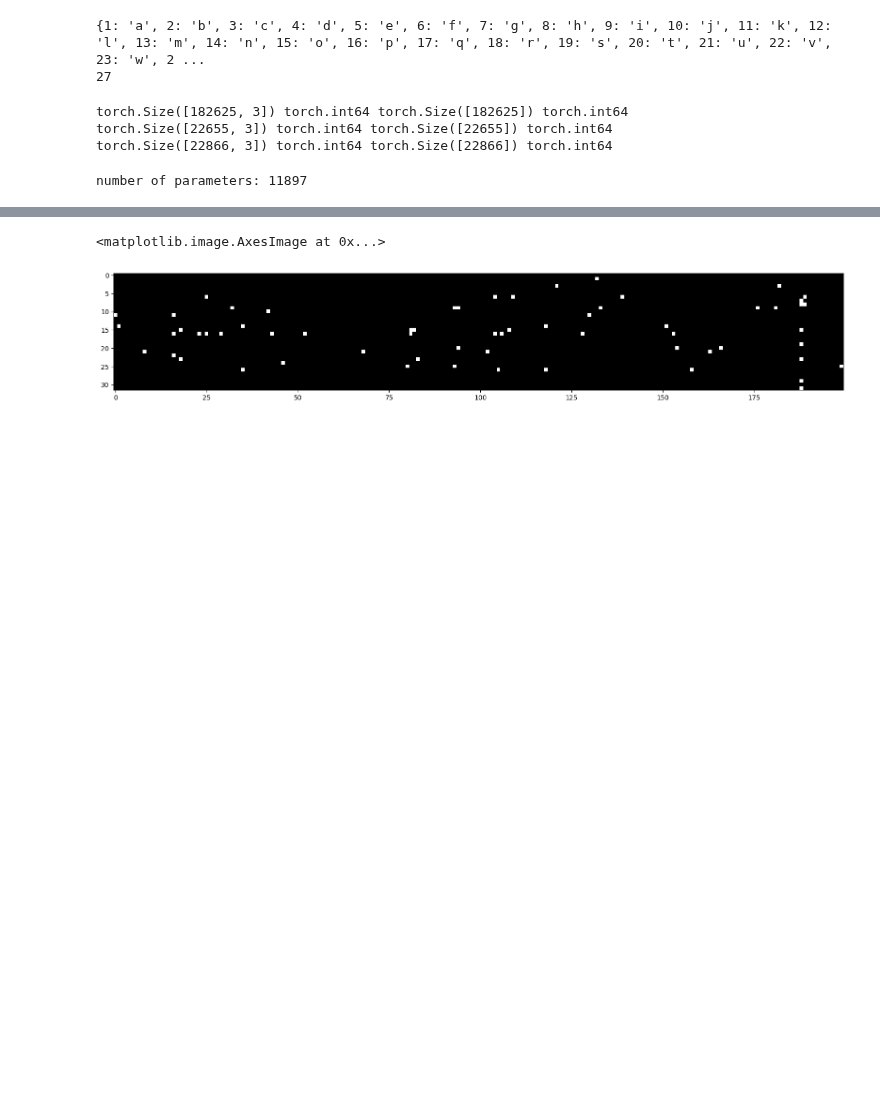
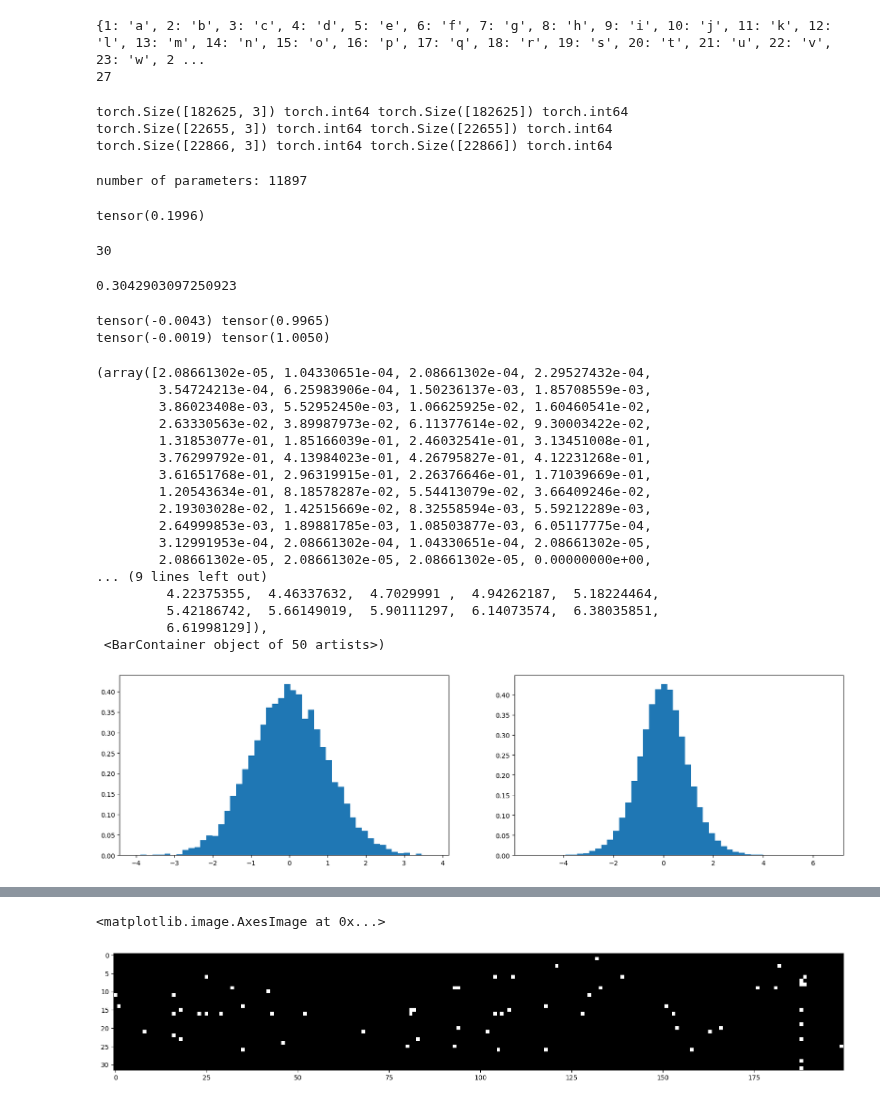
Before and after one commit to Dhruvrana8/Deeplearning-Project, a Jupyter notebook: notebook/build_makemore_mlp2.ipynb, the cells around one changed output, grey strips where cells are left out. Saved outputs shown, nothing was run; the diff lists cells and outputs as text; code cells hidden in the pictures; blank space fills up the shorter version.

```diff
--- a/notebook/build_makemore_mlp2.ipynb
+++ b/notebook/build_makemore_mlp2.ipynb
@@ -93,6 +93,50 @@ for p in parameters:
   p.requires_grad = True
 # %% [output]
 number of parameters: 11897
+# %%
+(torch.randn(100000)*0.2).std()
+# %% [output]
+tensor(0.1996)
+# %%
+n_embed*block_size
+# %% [output]
+30
+# %%
+(5/3) / (30**0.5)
+# %% [output]
+0.3042903097250923
+# %%
+x = torch.randn(1000,10)
+w = torch.randn(10,200) / 10**0.5
+y = x@w
+print(x.mean(), x.std())
+print(y.mean(), y.std())
+plt.figure(figsize=(20,5))
+plt.subplot(121)
+plt.hist(x.view(-1).tolist(), bins=50, density=True)
+plt.subplot(122)
+plt.hist(y.view(-1).tolist(), bins=50, density=True)
+# %% [output]
+tensor(-0.0043) tensor(0.9965)
+tensor(-0.0019) tensor(1.0050)
+(array([2.08661302e-05, 1.04330651e-04, 2.08661302e-04, 2.29527432e-04,
+        3.54724213e-04, 6.25983906e-04, 1.50236137e-03, 1.85708559e-03,
+        3.86023408e-03, 5.52952450e-03, 1.06625925e-02, 1.60460541e-02,
+        2.63330563e-02, 3.89987973e-02, 6.11377614e-02, 9.30003422e-02,
+        1.31853077e-01, 1.85166039e-01, 2.46032541e-01, 3.13451008e-01,
+        3.76299792e-01, 4.13984023e-01, 4.26795827e-01, 4.12231268e-01,
+        3.61651768e-01, 2.96319915e-01, 2.26376646e-01, 1.71039669e-01,
+        1.20543634e-01, 8.18578287e-02, 5.54413079e-02, 3.66409246e-02,
+        2.19303028e-02, 1.42515669e-02, 8.32558594e-03, 5.59212289e-03,
+        2.64999853e-03, 1.89881785e-03, 1.08503877e-03, 6.05117775e-04,
+        3.12991953e-04, 2.08661302e-04, 1.04330651e-04, 2.08661302e-05,
+        2.08661302e-05, 2.08661302e-05, 2.08661302e-05, 0.00000000e+00,
+... (9 lines left out)
+         4.22375355,  4.46337632,  4.7029991 ,  4.94262187,  5.18224464,
+         5.42186742,  5.66149019,  5.90111297,  6.14073574,  6.38035851,
+         6.61998129]),
+ <BarContainer object of 50 artists>)
+[figure, added]
 # %%
 # Same optimization as last time
 max_steps = 200000
```
Also changed, not shown: parts of 8 cells of this notebook.
